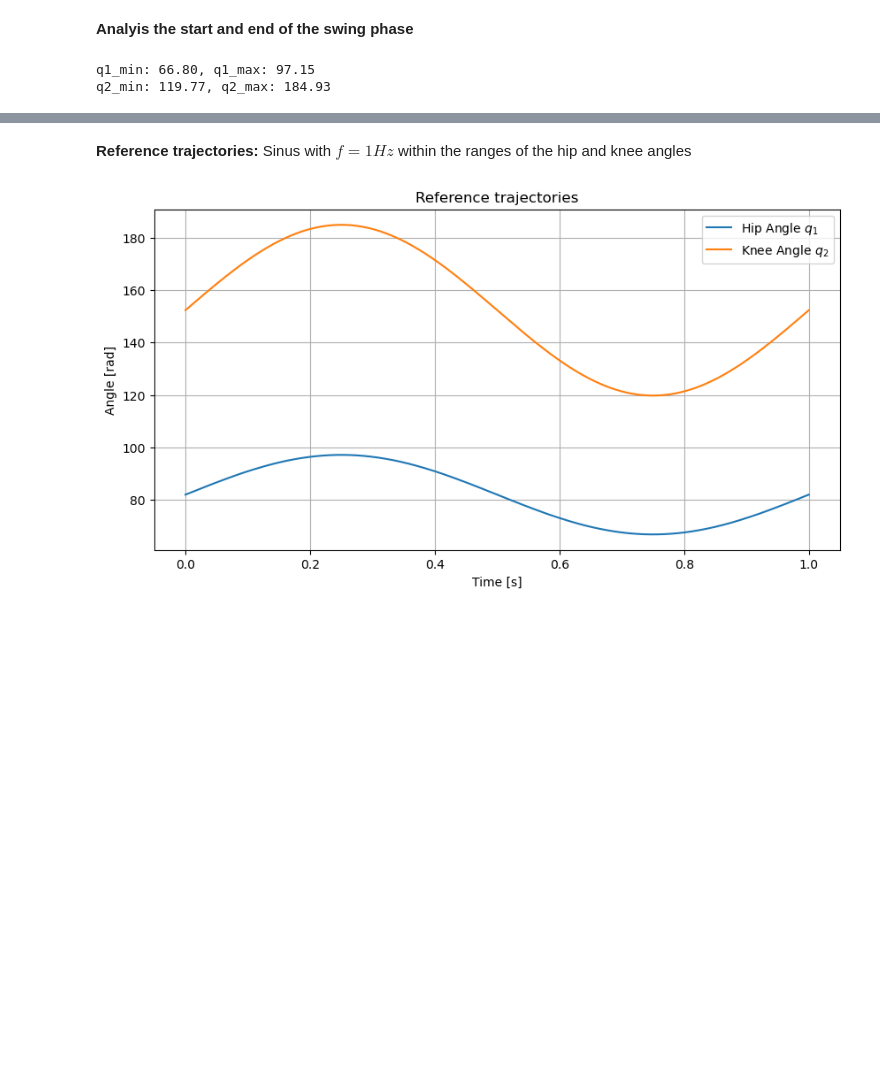
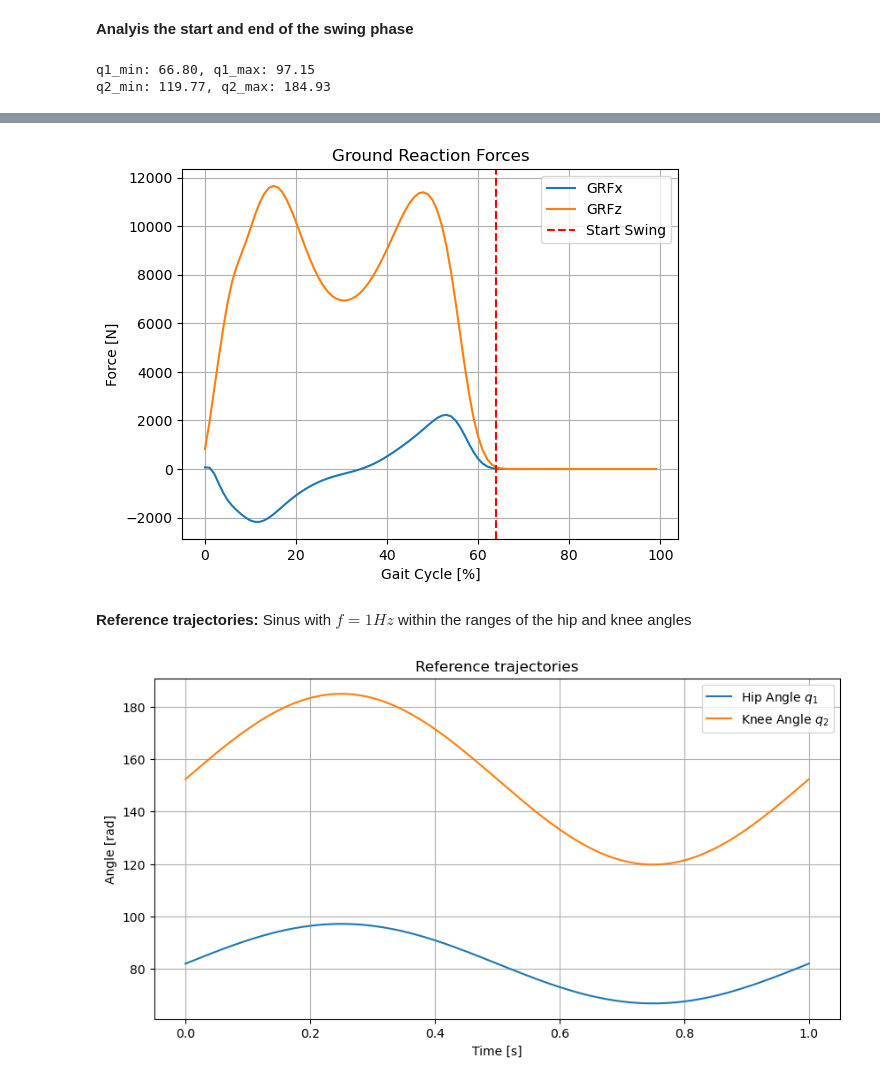
Before and after one commit to whichspaceiam/Computational_Bionics, a Jupyter notebook: Exercise_2/Exercise-2.ipynb, the cells around one changed output, grey strips where cells are left out. Cells and saved outputs as stored; diff of their text form; code cells hidden in the pictures; blank space fills up the shorter version.

```diff
--- a/Exercise_2/Exercise-2.ipynb
+++ b/Exercise_2/Exercise-2.ipynb
@@ -263,3 +282,17 @@ q2_min: 119.77, q2_max: 184.93
+# %%
+#plot grund reaction forces
+plt.figure()
+plt.plot(GRFx, label='GRFx')
+plt.plot(GRFz, label='GRFz')
+plt.axvline(start_swing, color='r', linestyle='--', label='Start Swing')
+plt.grid()
+plt.legend()
+plt.xlabel('Gait Cycle [%]')
+plt.ylabel('Force [N]')
+plt.title('Ground Reaction Forces')
+plt.show()
+# %% [output]
+[figure, added]
 # %% [markdown]
 **Reference trajectories:** Sinus with $f=1 Hz$ within the ranges of the hip and knee angles
 # %%
```
Also changed, not shown: parts of 5 cells of this notebook.
